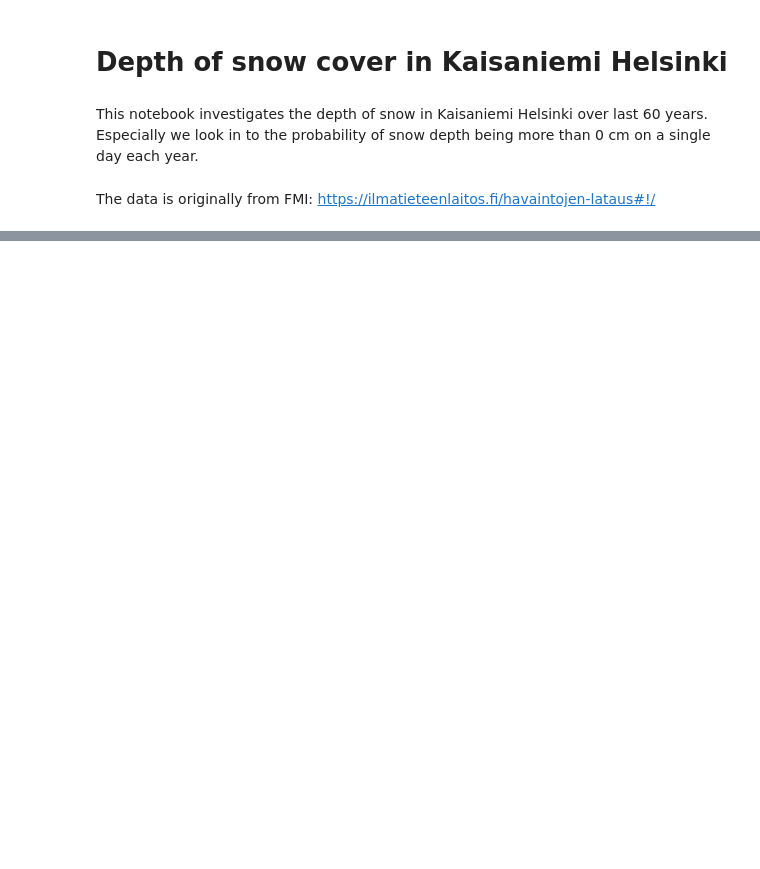
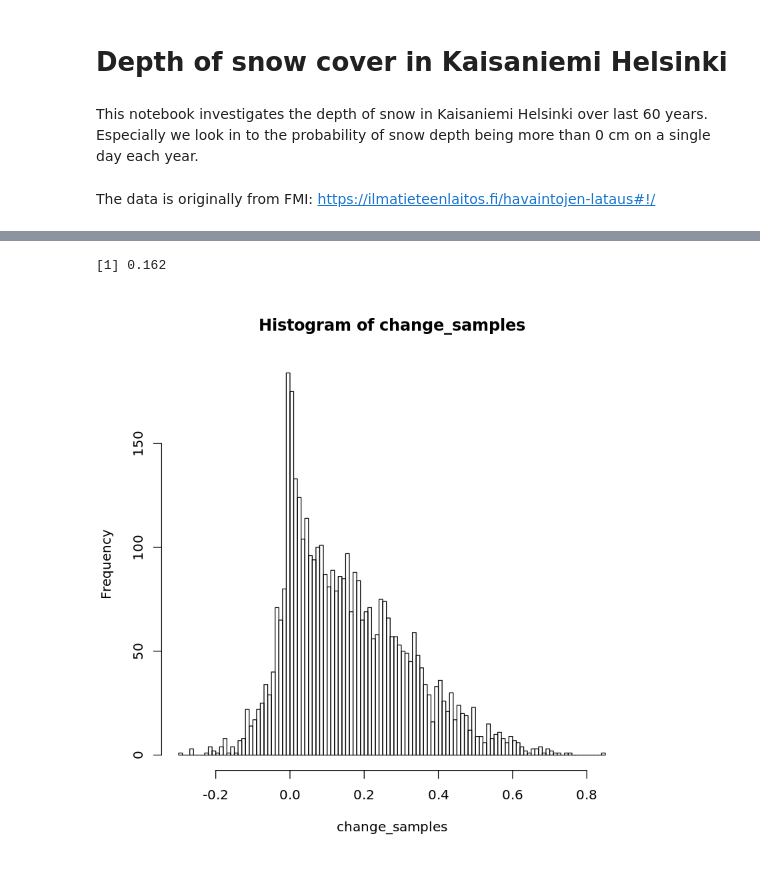
Before and after one commit to euxoa/ompeluseura, a Jupyter notebook: Kaisaniemi-Snow.ipynb, the cells around one changed output, grey strips where cells are left out. Cells and saved outputs as stored; diff of their text form; code cells hidden in the pictures; blank space fills up the shorter version.

```diff
--- a/Kaisaniemi-Snow.ipynb
+++ b/Kaisaniemi-Snow.ipynb
@@ -113,0 +260,7 @@ hist(predictions)
+# %%
+change_samples <- extract(fit_ss, "prob[1]")[[1]] - extract(fit_ss, "prob[60]")[[1]]
+hist(change_samples, n=100)
+mean(change_samples<0)
+# %% [output]
+[1] 0.162
+[figure, added]
```
Also changed, not shown: parts of 27 cells of this notebook.
